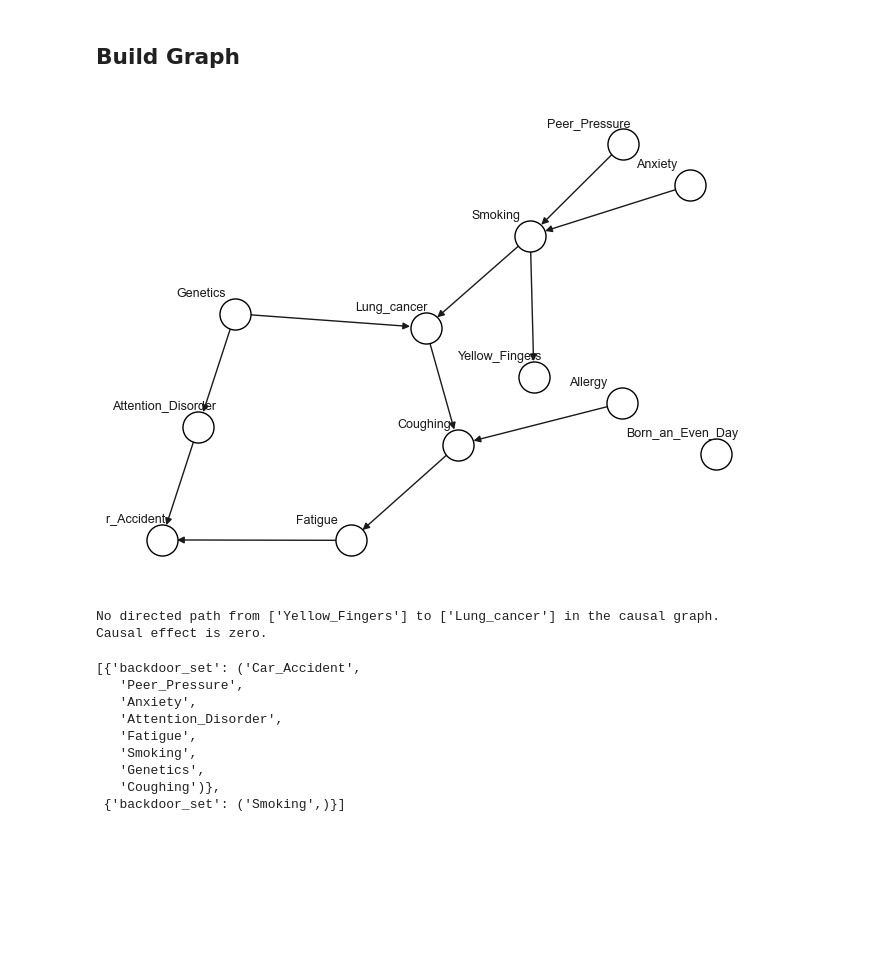
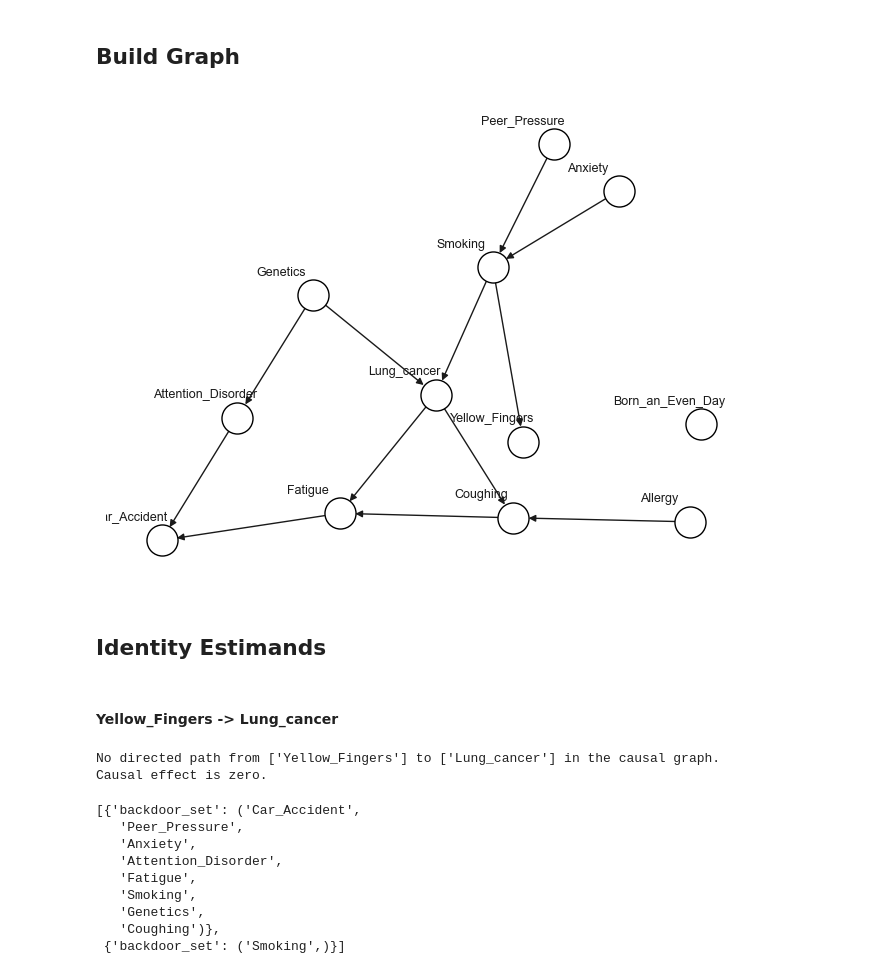
Before and after one commit to ymurong/CDS, a Jupyter notebook: LUCAS/3.ESTIMANDS.ipynb, the cells around one changed output. Cells and saved outputs as stored; diff of their text form; code cells hidden in the pictures; blank space fills up the shorter version.

```diff
--- a/LUCAS/3.ESTIMANDS.ipynb
+++ b/LUCAS/3.ESTIMANDS.ipynb
@@ -23,30 +23,35 @@ The autoreload extension is already loaded. To reload it, use:
 # %%
 # import data
 df_lucas0 = pd.read_csv("lucas0_train.csv")
 nodes = df_lucas0.columns.values
 
 # we import networkx and create a directed graph
 G = nx.DiGraph()
 G.add_nodes_from(nodes)
 G.add_edges_from(
-    [('Anxiety', 'Smoking'), ('Peer_Pressure', 'Smoking'), ('Smoking', 'Yellow_Fingers'),
-     ('Smoking', 'Lung_cancer'), ('Lung_cancer', 'Coughing'), ('Allergy', 'Coughing'), ('Coughing', 'Fatigue'),
-     ('Fatigue', 'Car_Accident'), ('Attention_Disorder', 'Car_Accident'), ('Genetics', 'Attention_Disorder'),
-     ('Genetics', 'Lung_cancer')])
+    [('Anxiety', 'Smoking'),
+     ('Peer_Pressure', 'Smoking'),
+     ('Smoking', 'Yellow_Fingers'), ('Smoking', 'Lung_cancer'),
+     ('Lung_cancer', 'Coughing'), ('Lung_cancer', 'Fatigue'),
+     ('Allergy', 'Coughing'),
+     ('Coughing', 'Fatigue'),
+     ('Fatigue', 'Car_Accident'),
+     ('Attention_Disorder', 'Car_Accident'),
+     ('Genetics', 'Attention_Disorder'), ('Genetics', 'Lung_cancer')])
 
 pos = nx.kamada_kawai_layout(G)
 pos = {
     **pos,
-    "Born_an_Even_Day": [0.9, -0.5],
+    "Born_an_Even_Day": [0.9, -0.2],
     "Yellow_Fingers": [pos["Yellow_Fingers"][0] + 0.2, pos["Yellow_Fingers"][1] - 0.2],
     "Anxiety": [pos["Anxiety"][0] + 0.2, pos["Anxiety"][1] - 0.2],
 }
 pos_labels = plot_util.nudge(pos, -0.1, 0.1)
 nx.draw(G, pos=pos, node_size=500, node_color='w', edgecolors='black')
 nx.draw_networkx_labels(G, pos=pos_labels, font_size=9, font_weight=10)
 nx.write_gml(G, "lucas0_backdoor_criterion_graph.gml")
 # %% [output]
-[figure, old version]
+[figure, new version]
 # %%
 import dowhy
 from dowhy import CausalModel
@@ -70,9 +68,19 @@ model=CausalModel(
-# %%
-identified_estimand = model.identify_effect()
-print(identified_estimand)
-# %% [output]
-No directed path from ['Yellow_Fingers'] to ['Lung_cancer'] in the causal graph.
-Causal effect is zero.
+# %% [markdown]
+## Identity Estimands
+# %% [markdown]
+####  Yellow_Fingers -> Lung_cancer
+# %%
+model=CausalModel(
+        data = df_lucas0,
+        treatment='Yellow_Fingers',
+        outcome='Lung_cancer',
+        graph=gml_graph
+        )
+identified_estimand = model.identify_effect()
+print(identified_estimand)
+# %% [output]
+No directed path from ['Yellow_Fingers'] to ['Lung_cancer'] in the causal graph.
+Causal effect is zero.
 # %%
 identifier = model.identifier
 identifier.identify_backdoor(model._graph, model._treatment, model._outcome)
```
Also changed, not shown: parts of 4 cells of this notebook, 1 other file.
